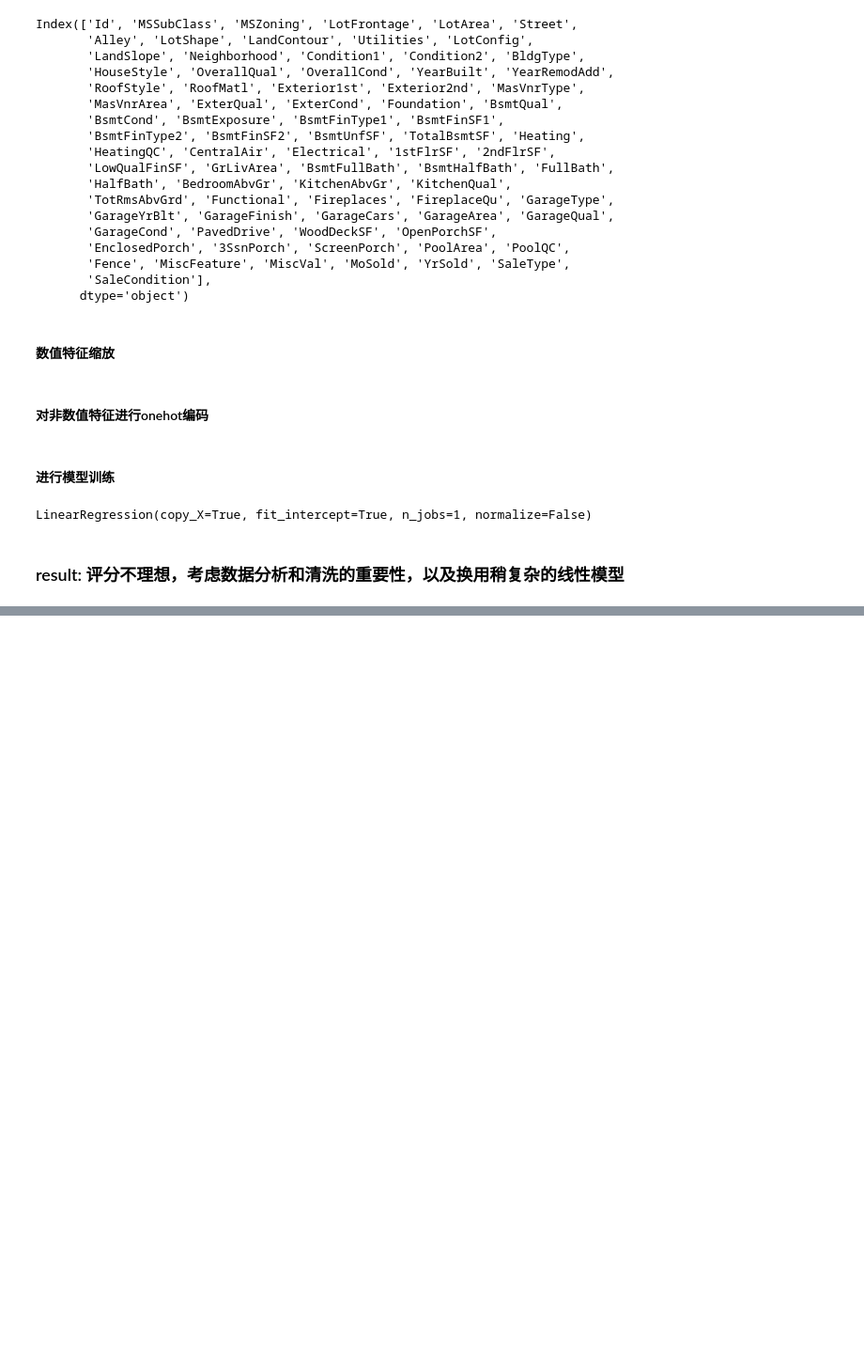
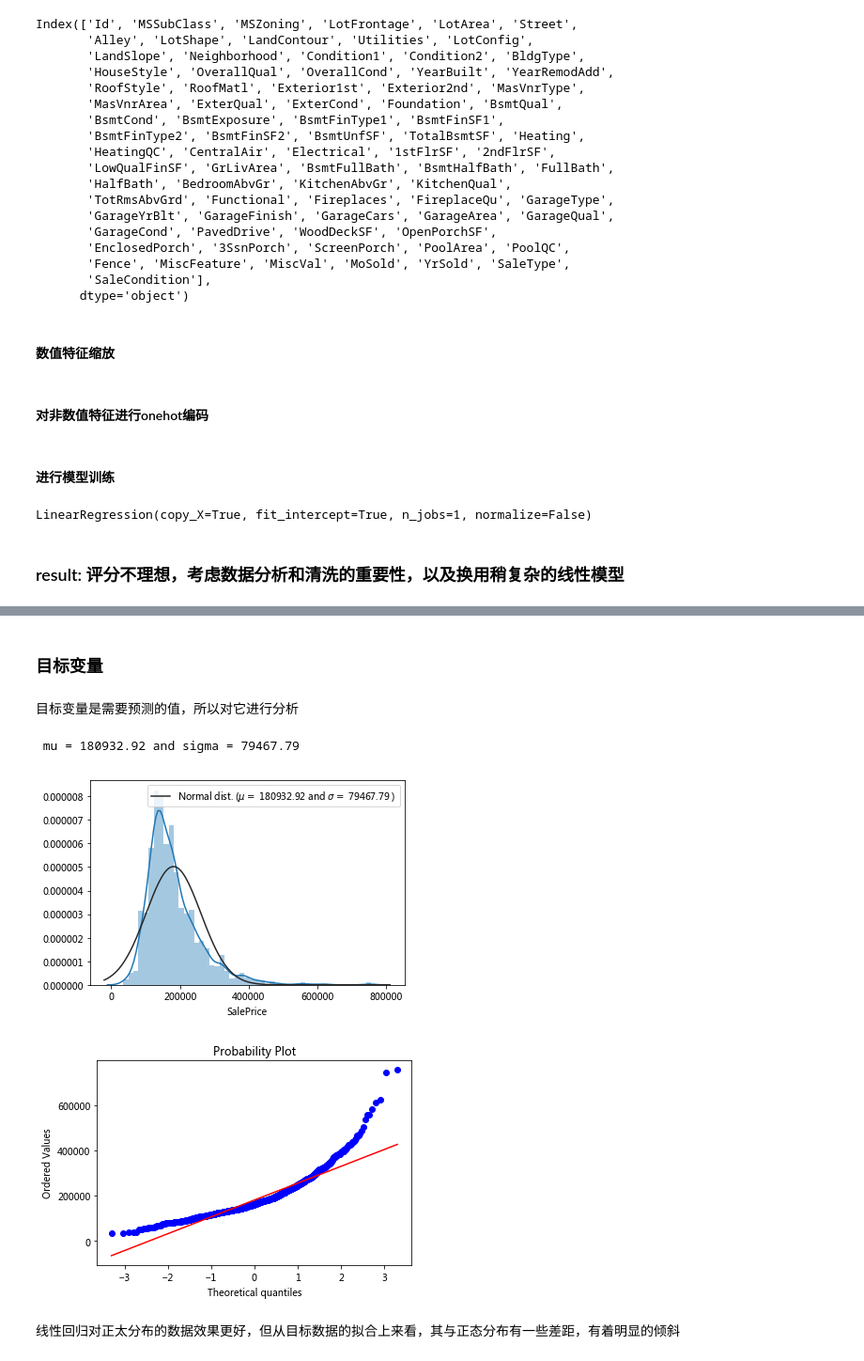
Before and after one commit to barrricade/pandas-learn, a Jupyter notebook: demo/House_Price.ipynb, the cells around one changed output, grey strips where cells are left out. Shown at 94% size. Drawn from its saved outputs; the diff is of its cells as text; code cells hidden in the pictures; blank space fills up the shorter version.

```diff
--- a/demo/House_Price.ipynb
+++ b/demo/House_Price.ipynb
@@ -86,0 +127,26 @@ submission.to_csv('/home/jakey/文档/kaggle/House_price/result/submission3.csv'
+# %%
+train = train.loc[(train['GrLivArea'] < 4000) |
+             (train['SalePrice'] > 300000)]
+# %% [markdown]
+### 目标变量
+# %% [markdown]
+目标变量是需要预测的值，所以对它进行分析
+# %%
+#纵坐标为概率密度
+#kde为核密度:仅靠数据本身进行最大程度的拟合
+#拟合标准正态分布
+#如果没有fit=norm参数，则不会显示途中的灰色曲线（正太分布曲线，用于对比）
+sns.distplot(train['SalePrice'],fit=norm)
+mu, sigma = norm.fit(train['SalePrice'])
+print( '\n mu = {:.2f} and sigma = {:.2f}\n'.format(mu, sigma))
+plt.legend(['Normal dist. ($\mu=$ {:.2f} and $\sigma=$ {:.2f} )'.format(mu, sigma)],
+            loc='best')
+fig = plt.figure()
+res = stats.probplot(train['SalePrice'], plot=plt)
+plt.show()
+# %% [output]
+ mu = 180932.92 and sigma = 79467.79
+[figure, added]
+[figure, added]
+# %% [markdown]
+线性回归对正太分布的数据效果更好，但从目标数据的拟合上来看，其与正态分布有一些差距，有着明显的倾斜
```
Also changed, not shown: parts of 9 cells of this notebook.
